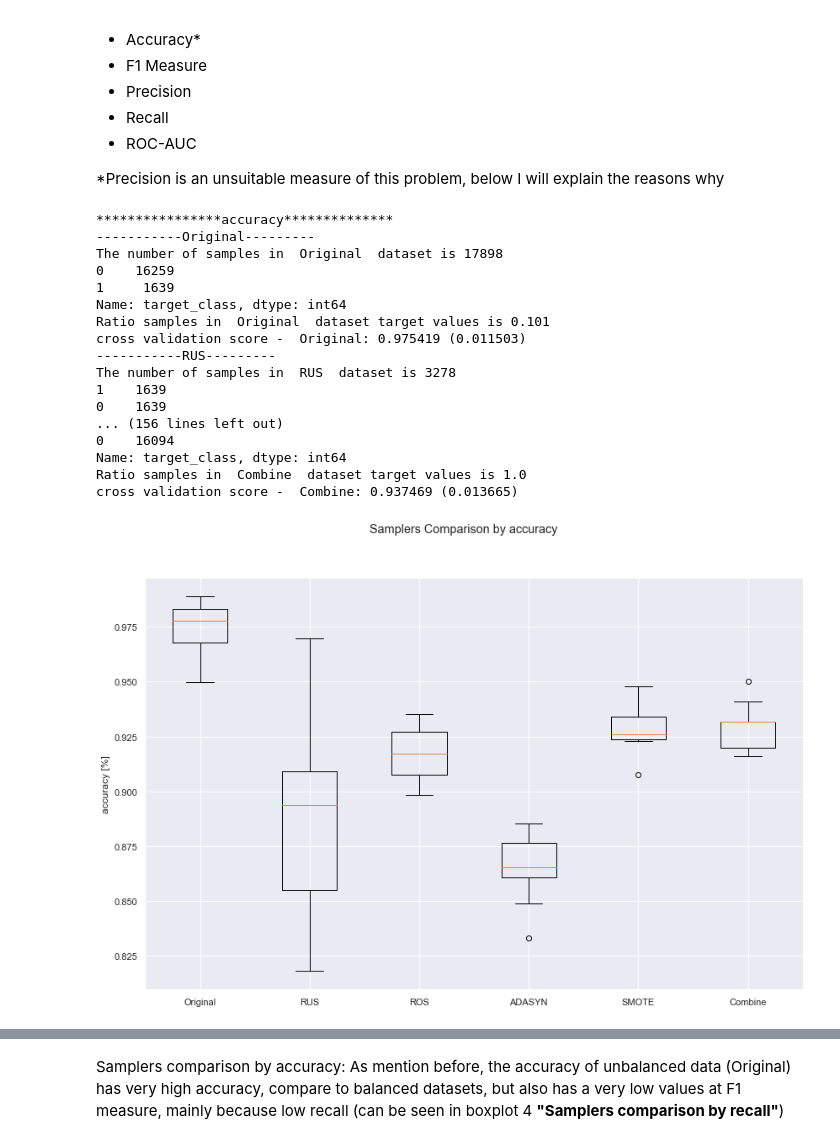
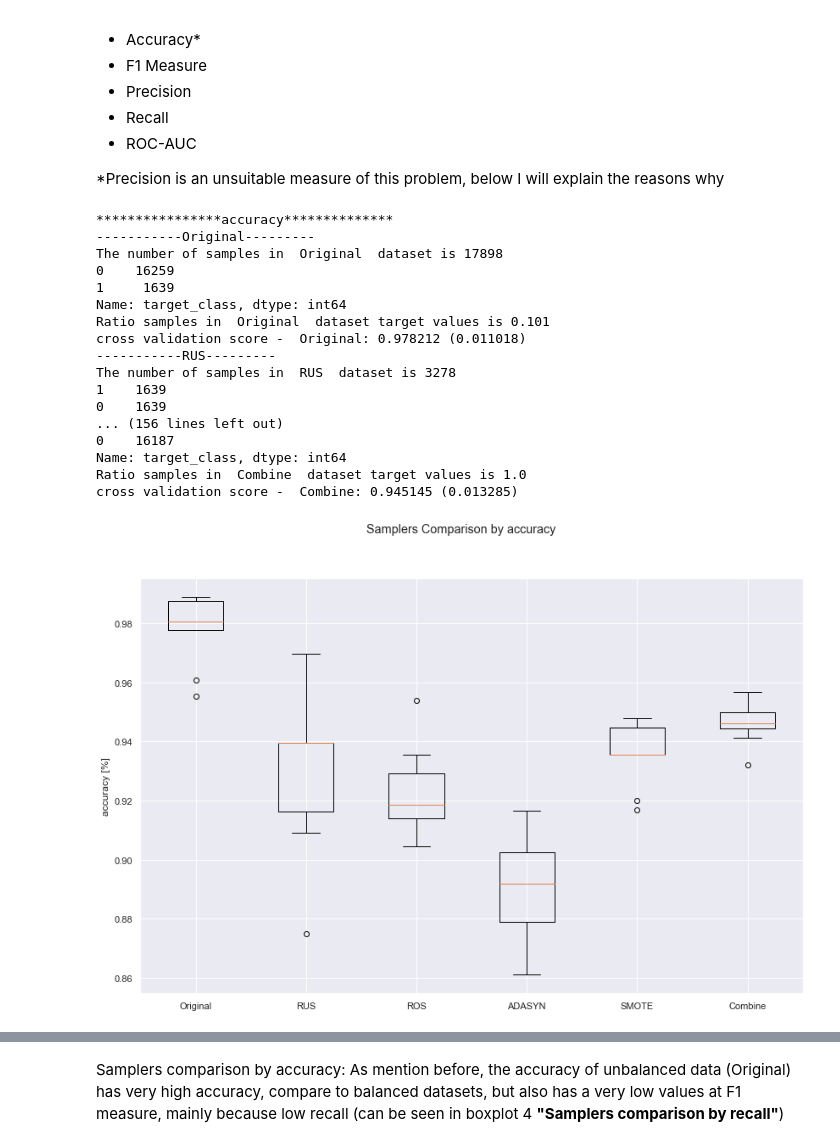
Before and after one commit to ophirshurany/Data-Science-, a Jupyter notebook: Task 2/data_science_2nd_task.ipynb, the cells around one changed output, grey strips where cells are left out. Saved outputs shown, nothing was run; the diff lists cells and outputs as text; code cells hidden in the pictures.

```diff
--- a/Task 2/data_science_2nd_task.ipynb
+++ b/Task 2/data_science_2nd_task.ipynb
@@ -61,8 +61,8 @@ cols = list(data.columns)
 features = cols
 features.remove('target_class')
 # Normalization
-Data = StandardScaler().fit_transform(data)
 X=data[features]
+X = StandardScaler().fit_transform(X)
 Y=data.target_class
 #For this classification problem, I choose KNN 3 neighbors.
 model = KNeighborsClassifier(n_neighbors=3)
@@ -103,7 +103,7 @@ I will now compare the results of the different models on the validation set usi
 *Precision is an unsuitable measure of this problem, below I will explain the reasons why
 # %%
 # evaluate each sampler in turn
-score = ['Accuracy', 'F1 Measure',"Precision","Recall"] #Different measures
+score = ['accuracy', 'f1',"precision","recall"] #Different measures
 RANDOM_STATE=0
 for scoring in score:
     print("****************"+scoring+"**************")
@@ -152,34 +152,34 @@ for scoring in score:
     fig1.suptitle('Samplers Comparison by '+scoring)
     ax1 = fig1.add_subplot(111)
     plt.boxplot(results)
     ax1.set_xticklabels(names)
     ax1.set_ylabel(scoring+" [%]")
 
 plt.figure(figsize=(14, 9))
 plt.plot([0, 1], [0, 1],'r--')
 plt.title('Predictive models RUC Comparison',fontsize=20)
 plt.ylabel('True Positive Rate',fontsize=20)
 plt.xlabel('False Positive Rate',fontsize=15)
 plt.tight_layout()
 for i in range(len(names)):
     plt.plot(fpr_tot[i], tpr_tot[i], label = names[i]+' AUC = %0.3f' % roc_auc_tot[i])
     plt.legend(loc = 'lower right', prop={'size': 16})
 # %% [output]
 ****************accuracy**************
 -----------Original---------
 The number of samples in  Original  dataset is 17898
 0    16259
 1     1639
 Name: target_class, dtype: int64
 Ratio samples in  Original  dataset target values is 0.101
-cross validation score -  Original: 0.975419 (0.011503)
+cross validation score -  Original: 0.978212 (0.011018)
 -----------RUS---------
 The number of samples in  RUS  dataset is 3278
 1    1639
 0    1639
 ... (156 lines left out)
-0    16094
+0    16187
 Name: target_class, dtype: int64
 Ratio samples in  Combine  dataset target values is 1.0
-cross validation score -  Combine: 0.937469 (0.013665)
+cross validation score -  Combine: 0.945145 (0.013285)
-[figure, old version]
+[figure, new version]
```
Also changed, not shown: parts of 3 cells of this notebook, 5 other files.
